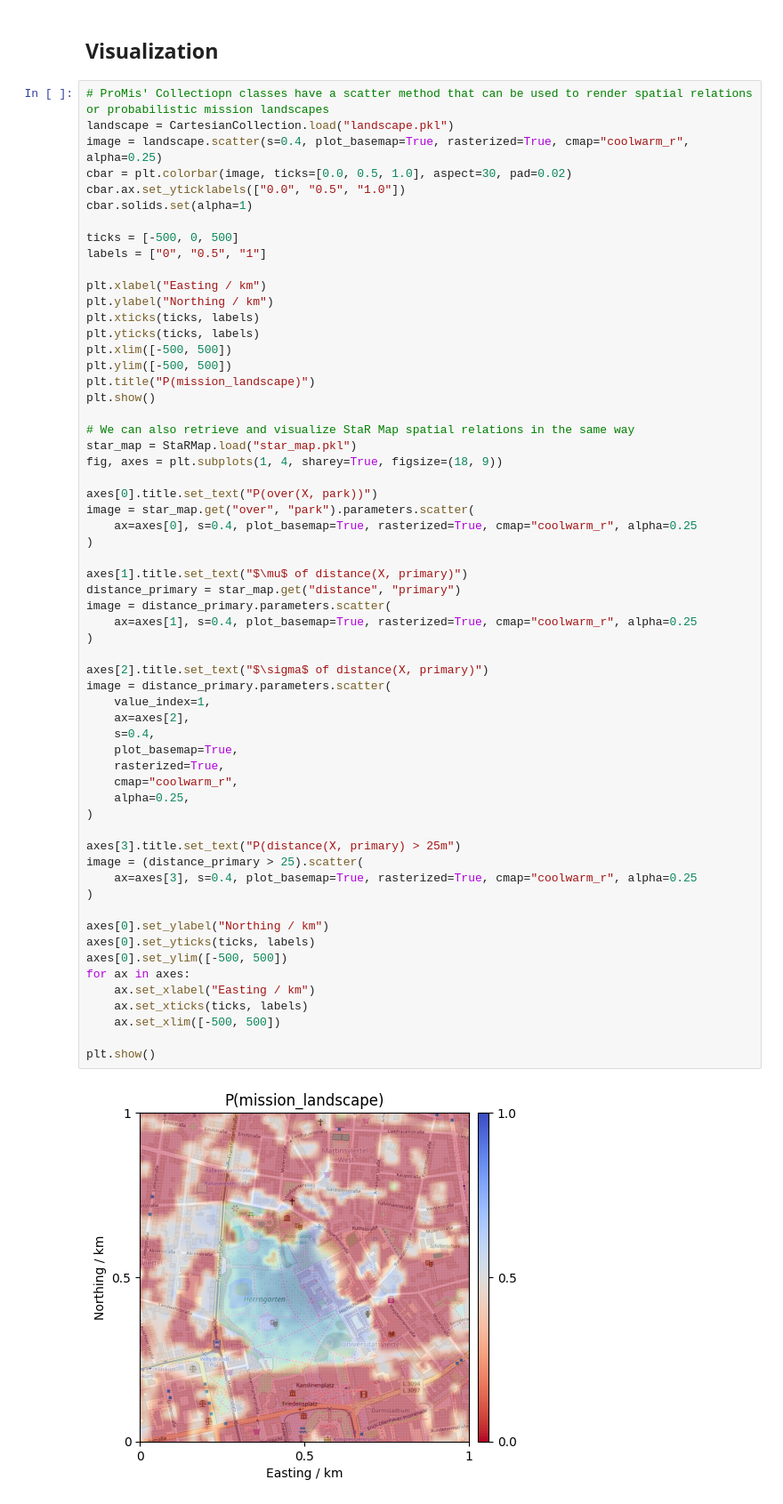
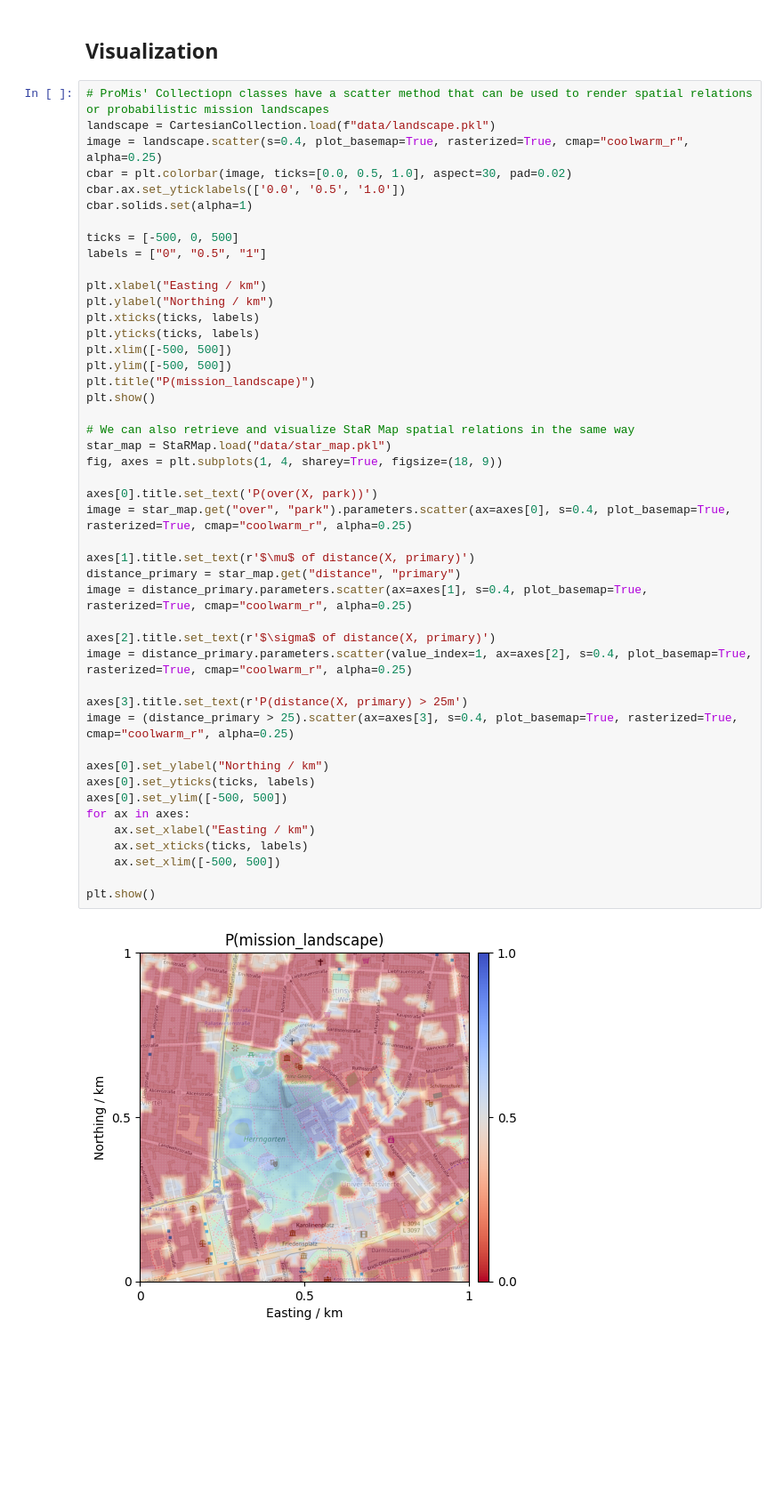
Before and after one commit to HRI-EU/ProMis, a Jupyter notebook: examples/promis.ipynb, the cells around one changed output. Shown at 89% size. Cells and saved outputs as stored; diff of their text form; blank space fills up the shorter version.

Commit message:
Move example data into examples folder

```diff
--- a/examples/promis.ipynb
+++ b/examples/promis.ipynb
@@ -108,63 +94,49 @@ landscape.save("landscape.pkl")
 ## Visualization
 # %%
 # ProMis' Collectiopn classes have a scatter method that can be used to render spatial relations or probabilistic mission landscapes
-landscape = CartesianCollection.load("landscape.pkl")
+landscape = CartesianCollection.load(f"data/landscape.pkl")
 image = landscape.scatter(s=0.4, plot_basemap=True, rasterized=True, cmap="coolwarm_r", alpha=0.25)
 cbar = plt.colorbar(image, ticks=[0.0, 0.5, 1.0], aspect=30, pad=0.02)
-cbar.ax.set_yticklabels(["0.0", "0.5", "1.0"])
+cbar.ax.set_yticklabels(['0.0', '0.5', '1.0'])
 cbar.solids.set(alpha=1)
 
 ticks = [-500, 0, 500]
 labels = ["0", "0.5", "1"]
 
 plt.xlabel("Easting / km")
 plt.ylabel("Northing / km")
 plt.xticks(ticks, labels)
 plt.yticks(ticks, labels)
 plt.xlim([-500, 500])
 plt.ylim([-500, 500])
 plt.title("P(mission_landscape)")
 plt.show()
 
 # We can also retrieve and visualize StaR Map spatial relations in the same way
-star_map = StaRMap.load("star_map.pkl")
+star_map = StaRMap.load("data/star_map.pkl")
 fig, axes = plt.subplots(1, 4, sharey=True, figsize=(18, 9))
 
-axes[0].title.set_text("P(over(X, park))")
-image = star_map.get("over", "park").parameters.scatter(
-    ax=axes[0], s=0.4, plot_basemap=True, rasterized=True, cmap="coolwarm_r", alpha=0.25
-)
+axes[0].title.set_text('P(over(X, park))')
+image = star_map.get("over", "park").parameters.scatter(ax=axes[0], s=0.4, plot_basemap=True, rasterized=True, cmap="coolwarm_r", alpha=0.25)
 
-axes[1].title.set_text("$\mu$ of distance(X, primary)")
+axes[1].title.set_text(r'$\mu$ of distance(X, primary)')
 distance_primary = star_map.get("distance", "primary")
-image = distance_primary.parameters.scatter(
-    ax=axes[1], s=0.4, plot_basemap=True, rasterized=True, cmap="coolwarm_r", alpha=0.25
-)
+image = distance_primary.parameters.scatter(ax=axes[1], s=0.4, plot_basemap=True, rasterized=True, cmap="coolwarm_r", alpha=0.25)
 
-axes[2].title.set_text("$\sigma$ of distance(X, primary)")
-image = distance_primary.parameters.scatter(
-    value_index=1,
-    ax=axes[2],
-    s=0.4,
-    plot_basemap=True,
-    rasterized=True,
-    cmap="coolwarm_r",
-    alpha=0.25,
-)
+axes[2].title.set_text(r'$\sigma$ of distance(X, primary)')
+image = distance_primary.parameters.scatter(value_index=1, ax=axes[2], s=0.4, plot_basemap=True, rasterized=True, cmap="coolwarm_r", alpha=0.25)
 
-axes[3].title.set_text("P(distance(X, primary) > 25m")
-image = (distance_primary > 25).scatter(
-    ax=axes[3], s=0.4, plot_basemap=True, rasterized=True, cmap="coolwarm_r", alpha=0.25
-)
+axes[3].title.set_text(r'P(distance(X, primary) > 25m')
+image = (distance_primary > 25).scatter(ax=axes[3], s=0.4, plot_basemap=True, rasterized=True, cmap="coolwarm_r", alpha=0.25)
 
 axes[0].set_ylabel("Northing / km")
 axes[0].set_yticks(ticks, labels)
 axes[0].set_ylim([-500, 500])
 for ax in axes:
     ax.set_xlabel("Easting / km")
     ax.set_xticks(ticks, labels)
     ax.set_xlim([-500, 500])
 
 plt.show()
 # %% [output]
-[figure, old version]
+[figure, new version]
```
Also changed, not shown: parts of 3 cells of this notebook, 5 other files.
